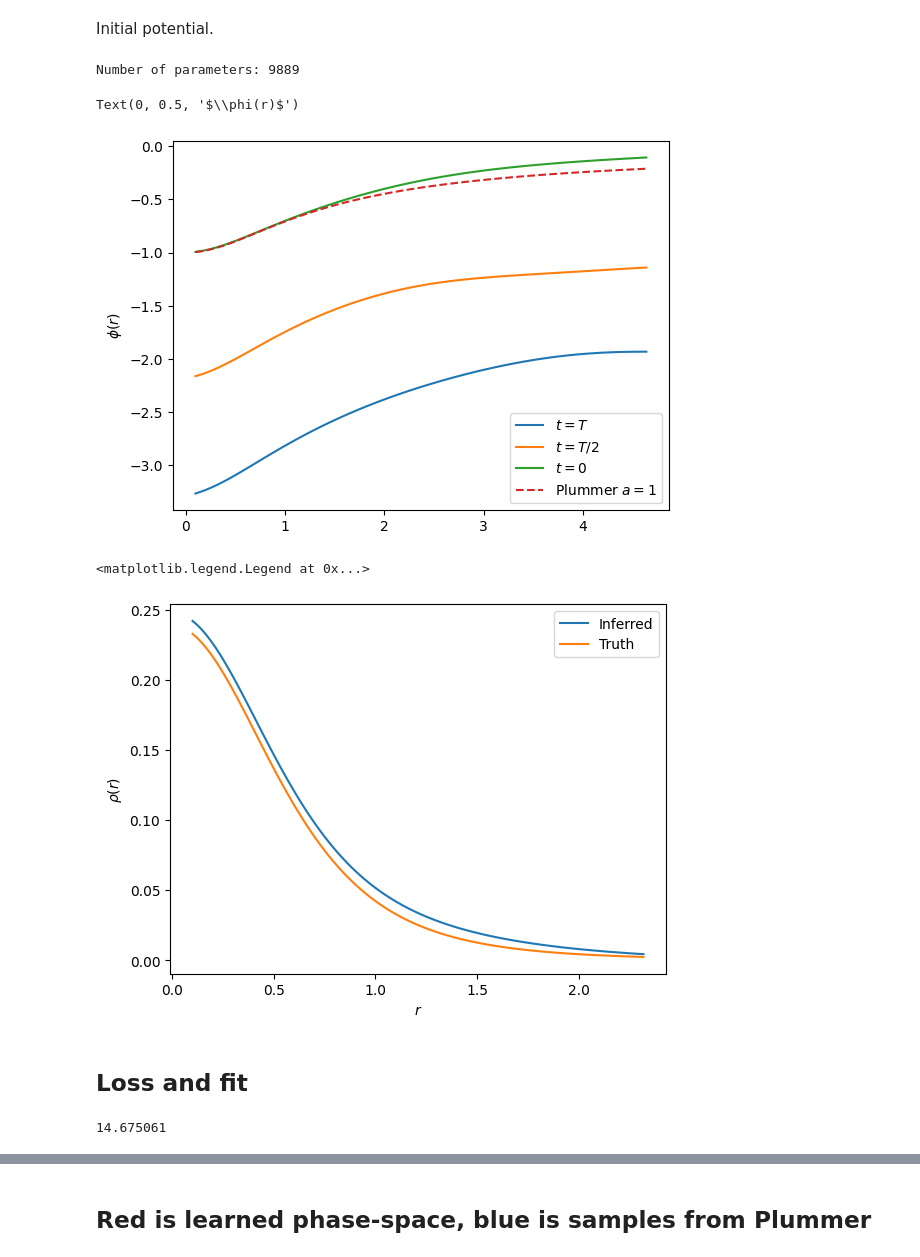
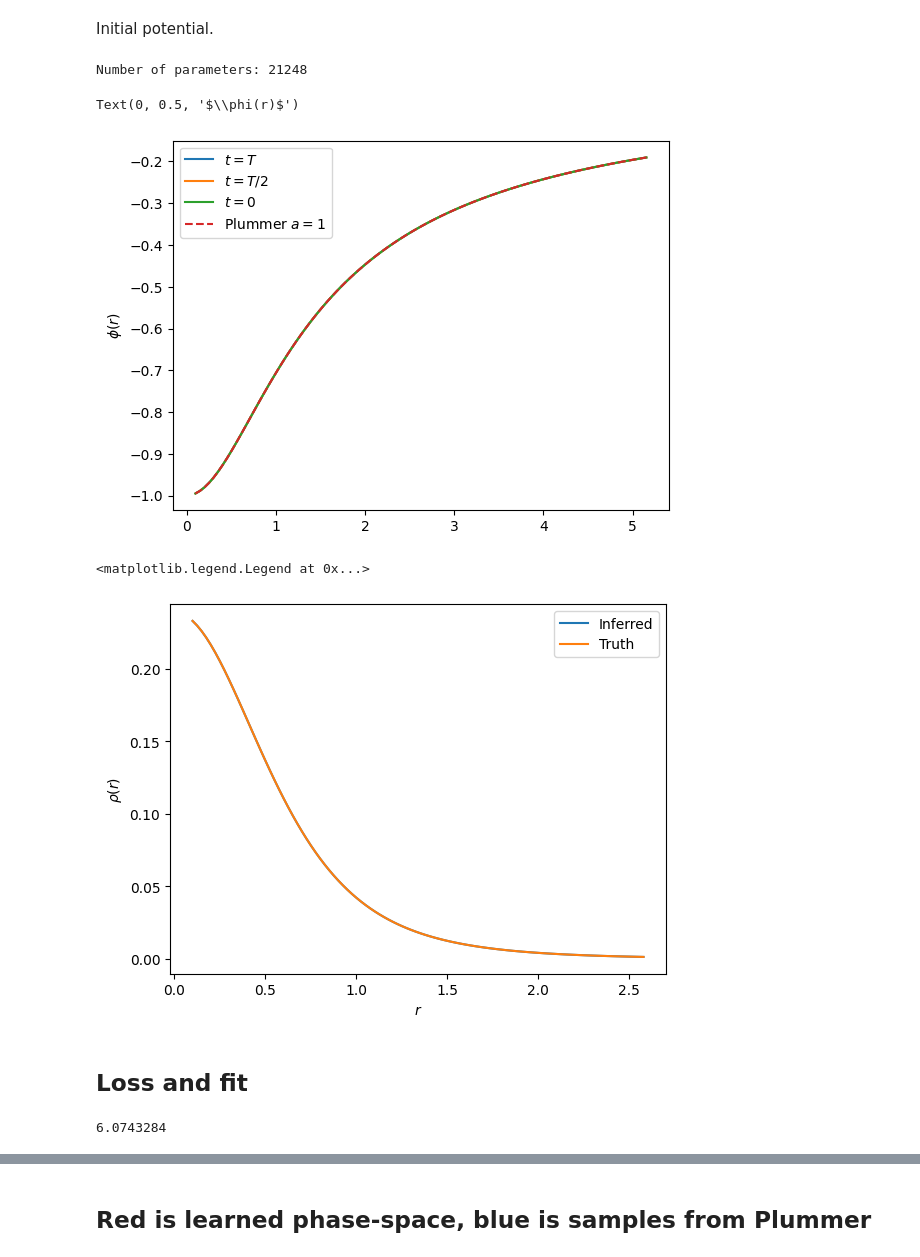
Before and after one commit to smsharma/symplectic-flows, a Jupyter notebook: phase-space.ipynb, the cells around one changed output, grey strips where cells are left out. Drawn from its saved outputs; the diff is of its cells as text; code cells hidden in the pictures.

Commit message:
Added time embedding; velocities learned well

```diff
--- a/phase-space.ipynb
+++ b/phase-space.ipynb
@@ -161,65 +161,89 @@ def leapfrog_step(pos, vel, potential_func, dt):
     # Return the new positions and velocities, and the updated Jacobian derivatives as a tuple
     return pos_new, vel_new
 # %%
+def get_timestep_embedding(timesteps, embedding_dim: int, dtype=np.float32):
+    """Build sinusoidal embeddings (from Fairseq)."""
+
+    assert len(timesteps.shape) == 1
+    timesteps *= 1000
+
+    half_dim = embedding_dim // 2
+    emb = np.log(10_000) / (half_dim - 1)
+    emb = np.exp(np.arange(half_dim, dtype=dtype) * -emb)
+    emb = timesteps.astype(dtype)[:, None] * emb[None, :]
+    emb = np.concatenate([np.sin(emb), np.cos(emb)], axis=1)
+    if embedding_dim % 2 == 1:  # Zero pad
+        emb = jax.lax.pad(emb, dtype(0), ((0, 0, 0), (0, 1, 0)))
+    assert emb.shape == (timesteps.shape[0], embedding_dim)
+    return emb
+
+
 class MLP(nn.Module):
     """A simple MLP (fully-connected neural network) parameterizing the potential."""
 
     feature_sizes: Sequence[int]
     activation: Callable[[np.ndarray], np.ndarray] = nn.gelu
+    dim_t_emb: int = 32
 
     @nn.compact
-    def __call__(self, pos, t):
+    def __call__(self, pos, t,):
 
         phi0 = jax.vmap(phi_plummer, in_axes=(0,None))(np.atleast_2d(pos), 1.)
 
-        # x = (x ** 2).sum(axis=-1, keepdims=True)  # Radially symmetric potential
-        t_emb = project_sin_cos(t, bandwidth=10)
-        x = np.concatenate([pos, t_emb], axis=-1)
+        t = np.atleast_2d(t)
+        t = get_timestep_embedding(t[..., 0], self.dim_t_emb)
+
+        if len(pos.shape) == 1:
+            t = t[0]
+
+        x = np.concatenate([pos, t], axis=-1)
         for features in self.feature_sizes[:-1]:
             x = nn.Dense(features)(x)  # W * [pos, t] + b
             x = self.activation(x)
 
         # No activation on final layer; unconstrained output, with zero init
-        x = nn.Dense(self.feature_sizes[-1])(x)
+        x = nn.Dense(self.feature_sizes[-1], use_bias=False, kernel_init=jax.nn.initializers.zeros)(x)
         return phi0 + x
-        # return phi0 * (1 - t / T) + x
 # %% [markdown]
 Initial potential.
 # %%
 # T hparam
 T = 10.0
 
+# Test batch size
+num_test = 32
+
 # Initialize some random times, just to initialize MLP
 rng = jax.random.PRNGKey(0)
-t = jax.random.uniform(rng, (pos.shape[0], 1))
+t = jax.random.uniform(rng, (num_test, 1))
 
 # Initialize MLP potential function
-potential_mlp = MLP(feature_sizes=[96, 96, 1])
+potential_mlp = MLP(feature_sizes=[128, 128, 1])
 
 rng, _ = jax.random.split(rng)
-params = potential_mlp.init(rng, pos, t)
+params = potential_mlp.init(rng, pos[:num_test], t)
 
 param_count = sum(x.size for x in jax.tree_util.tree_leaves(params))
 print(f"Number of parameters: {param_count}")
 
 r_ary = np.linspace(0.1, 2 * pos.std(), 100)
 phi_ary = [potential_mlp.apply(params, np.array([0.,0.,r]), np.array([T])) for r in r_ary]
 plt.plot(r_ary, phi_ary, label=r"$t=T$")
 
 phi_ary = [potential_mlp.apply(params, np.array([0.,0.,r]), np.array([T / 2.])) for r in r_ary]
 plt.plot(r_ary, phi_ary, label=r"$t=T/2$")
 
 phi_ary = [potential_mlp.apply(params, np.array([0.,0.,r]), np.array([0.])) for r in r_ary]
 plt.plot(r_ary, phi_ary, label=r"$t=0$")
 
 plt.plot(r_ary, [phi_radial(r, 1.) for r in r_ary], label=r"Plummer $a=1$", ls='--')
 
 plt.legend()
 plt.ylabel(r"$\phi(r)$")
 # %% [output]
-Number of parameters: 9889
+Number of parameters: 21248
 Text(0, 0.5, '$\\phi(r)$')
-[figure, old version]
+[figure, new version]
 # %%
 def rho_poisson(pos, G=1.):
     """ Plummer density profile; compute using Poisson's equation
@@ -239,7 +263,7 @@ plt.ylabel(r"$\rho(r)$")
 plt.legend()
 # %% [output]
 <matplotlib.legend.Legend at 0x...>
-[figure, old version]
+[figure, new version]
 # %% [markdown]
 ## Loss and fit
 # %%
@@ -319,7 +343,7 @@ def loss_fn(params, pos, vel, T, n_leapfrog_steps):
 loss = loss_fn(params, pos[:4], vel[:4], T, n_leapfrog_steps)
 print(loss)
 # %% [output]
-14.675061
+6.0743284
 # %%
 loss, grad = jax.value_and_grad(loss_fn)(params, pos[:4], vel[:4], T, n_leapfrog_steps)
 
```
Also changed, not shown: parts of 4 cells of this notebook.
